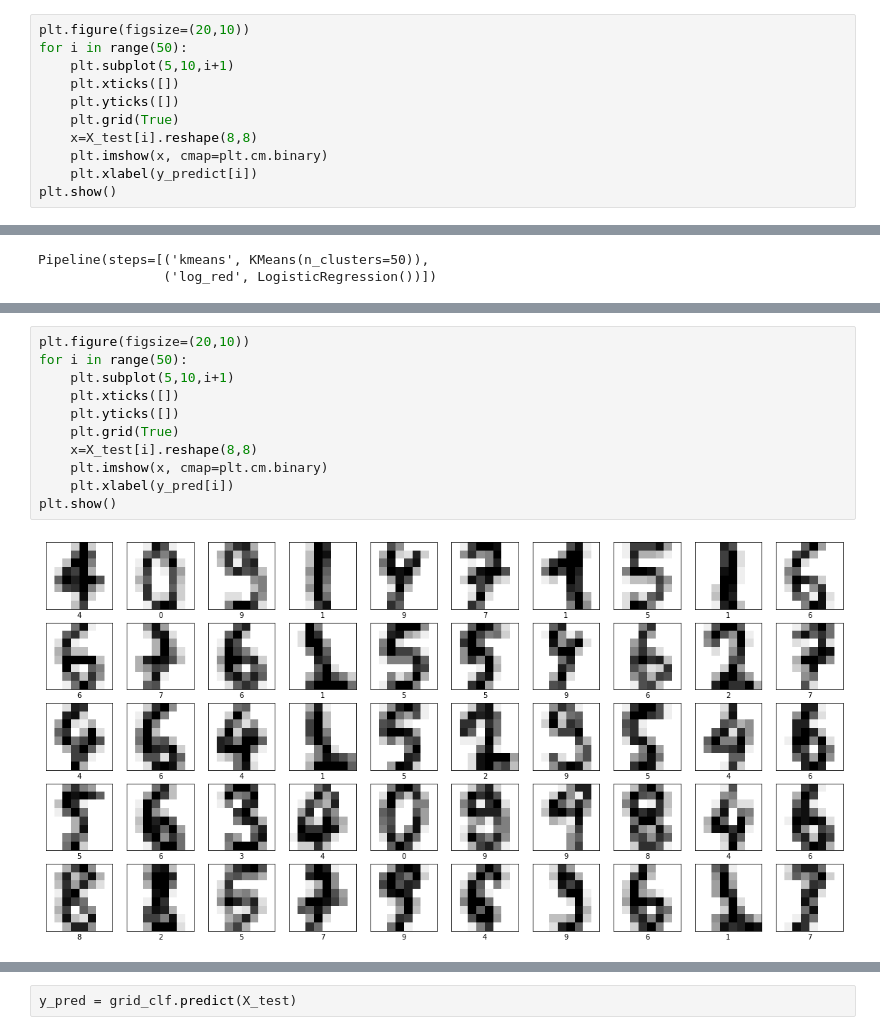
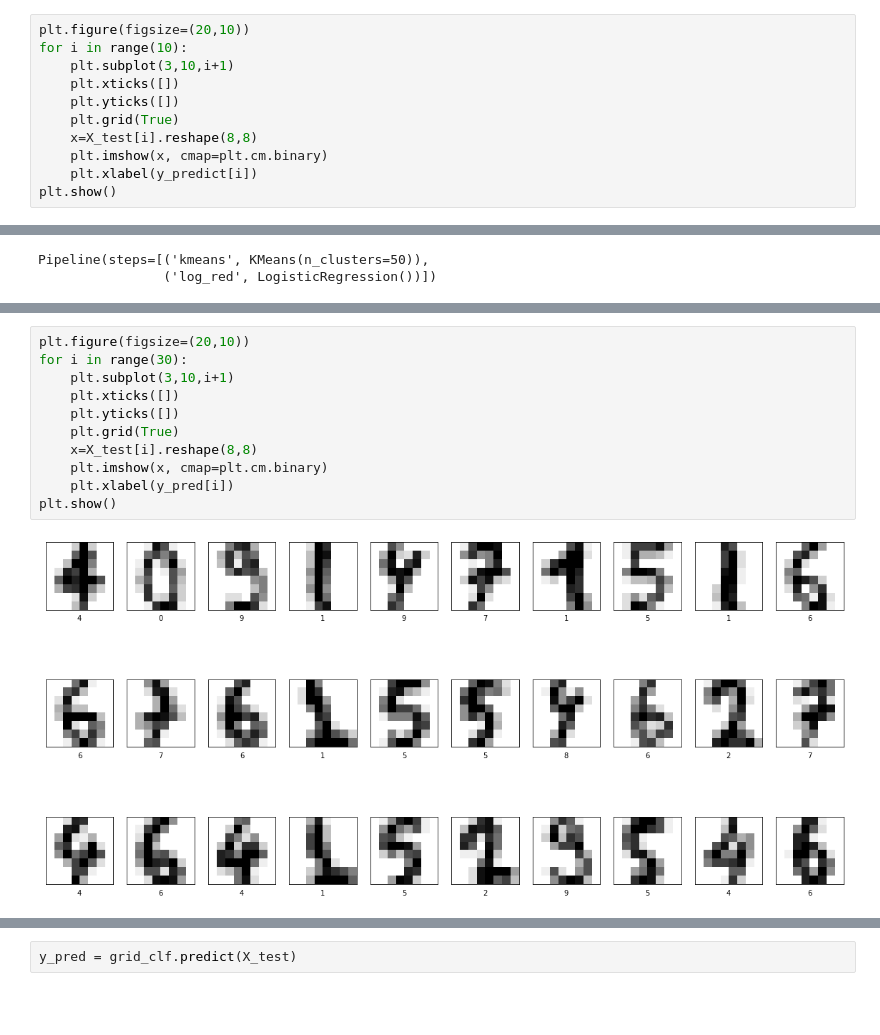
Before and after one commit to PawanKrGunjan/Machine-Learning, a Jupyter notebook: K-Means/Handwritten digits/Handwritten Digits_ML.ipynb, the cells around one changed output, grey strips where cells are left out. Saved outputs shown, nothing was run; the diff lists cells and outputs as text; blank space fills up the shorter version.

```diff
--- a/K-Means/Handwritten digits/Handwritten Digits_ML.ipynb
+++ b/K-Means/Handwritten digits/Handwritten Digits_ML.ipynb
@@ -144,8 +137,8 @@ accuracy_score(y_test,y_predict)
 0.9444444444444444
 # %%
 plt.figure(figsize=(20,10))
-for i in range(50):
-    plt.subplot(5,10,i+1)
+for i in range(10):
+    plt.subplot(3,10,i+1)
     plt.xticks([])
     plt.yticks([])
     plt.grid(True)
@@ -375,17 +368,17 @@ print(classification_report(y_test, y_pred))
 weighted avg       0.95      0.95      0.95       360
 # %%
 plt.figure(figsize=(20,10))
-for i in range(50):
-    plt.subplot(5,10,i+1)
+for i in range(30):
+    plt.subplot(3,10,i+1)
     plt.xticks([])
     plt.yticks([])
     plt.grid(True)
     x=X_test[i].reshape(8,8)
     plt.imshow(x, cmap=plt.cm.binary)
     plt.xlabel(y_pred[i])
 plt.show()
 # %% [output]
-[figure, old version]
+[figure, new version]
 # %%
 from sklearn.model_selection import GridSearchCV
 param_grid = dict(kmeans__n_clusters=range(2, 100))
```
Also changed, not shown: parts of 12 cells of this notebook, 2 other files.
